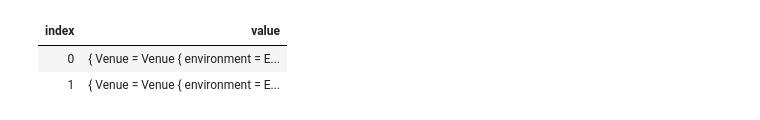
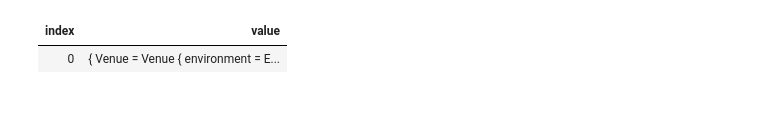
Before and after one commit to michaellperry/Festify, a Jupyter notebook: Documentation/2-scenarios/VenueEdit.ipynb, the cells around one changed output. Cells and saved outputs as stored; diff of their text form; code cells hidden in the pictures.

```diff
--- a/Documentation/2-scenarios/VenueEdit.ipynb
+++ b/Documentation/2-scenarios/VenueEdit.ipynb
@@ -43,26 +42,20 @@ jinagaClient.RenderFacts(broncoBowlName, broncoBowlDelete)
 # %%
 var venuesInEnvironment = Given<Environment>.Match((environment, facts) =>
   from venue in facts.OfType<Venue>()
-  where venue.environment == environment &&
-    !facts.Any<VenueDelete>(delete => delete.venue == venue)
+  where venue.environment == environment && !venue.IsDeleted
   select new
   {
     Venue = venue,
-    Names =
-      from name in facts.OfType<VenueName>()
-      where name.venue == venue &&
-        !facts.Any<VenueName>(next => next.prior.Contains(name))
-      select name.value
+    Names = venue.Names.Select(name => name.value)
   }
 );
 
 var venues = await jinagaClient.Query(venuesInEnvironment, environment);
 
 venues
 # %% [output]
 | index | value |
 | 0 | { Venue = Venue { environment = E... |
-| 1 | { Venue = Venue { environment = E... |
 # %%
 var starplex = await jinagaClient.Fact(new Venue(environment, Guid.NewGuid()));
 # %%
```
Also changed, not shown: parts of 1 cell of this notebook, 1 other file.
